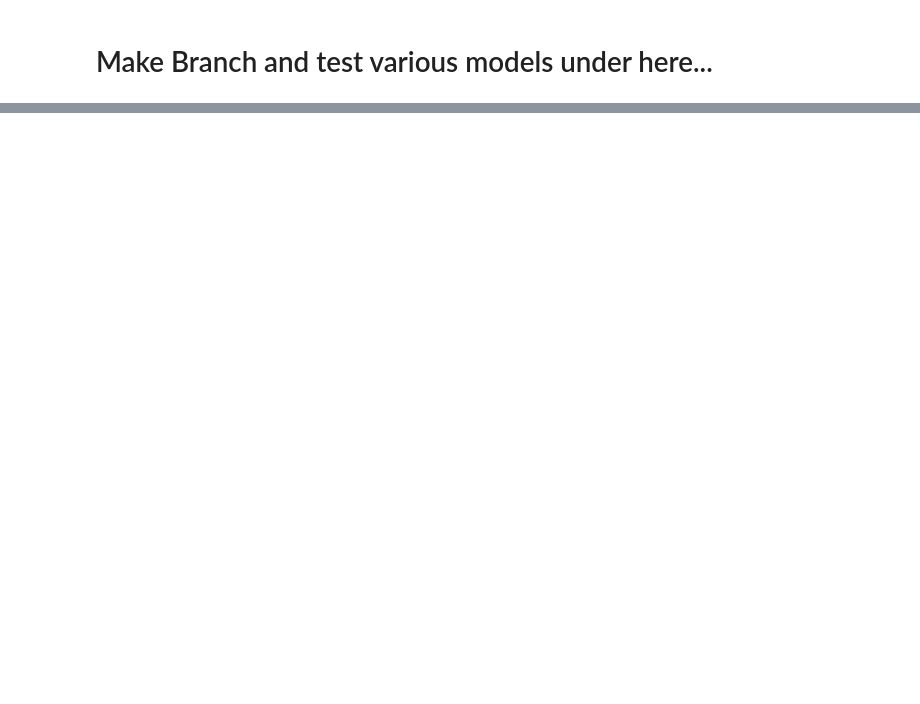
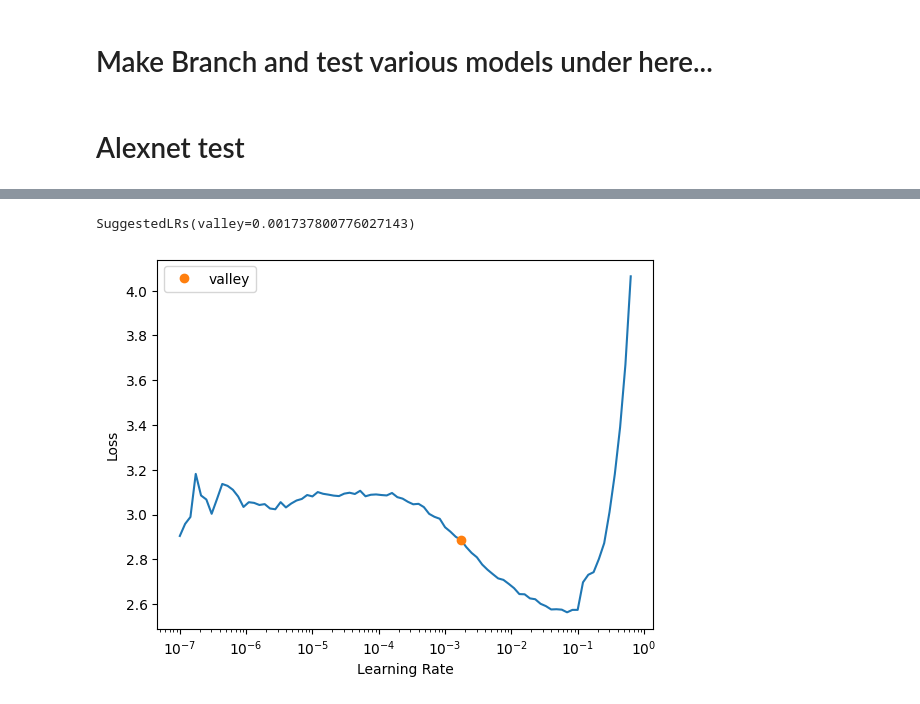
Before and after one commit to JamezP2002/bone-fracture-451-project, a Jupyter notebook: bone fracture MAIN.ipynb, the cells around one changed output, grey strips where cells are left out. Cells and saved outputs as stored; diff of their text form; code cells hidden in the pictures; blank space fills up the shorter version.

```diff
--- a/bone fracture MAIN.ipynb
+++ b/bone fracture MAIN.ipynb
@@ -192,0 +202,6 @@ learn.show_results(max_n = 20, figsize=(7,8))
+# %%
+# Assuming test_image_files contains paths to your test images
+test_dl = trainValid_Dls.test_dl(test_image_files, with_labels=True)
+
+# Using the pretrained model to get predictions on the test DataLoader
+preds, targets = trainValid_Learner.get_preds(dl=test_dl)
@@ -192,0 +210,14 @@ learn.show_results(max_n = 20, figsize=(7,8))
+# %%
+predicted_classes = preds.argmax(dim=1)
+# %%
+from sklearn.metrics import accuracy_score, classification_report, confusion_matrix
+
+# Calculate accuracy
+accuracy = accuracy_score(targets.numpy(), predicted_classes.numpy())
+print(f"Accuracy on test set: {accuracy}")
+
+# Classification report
+print(classification_report(targets.numpy(), predicted_classes.numpy(), target_names=class_names))
+
+# Confusion Matrix
+print(confusion_matrix(targets.numpy(), predicted_classes.numpy()))
@@ -193,2 +242,10 @@ learn.show_results(max_n = 20, figsize=(7,8))
 # %% [markdown]
 # Make Branch and test various models under here...
+# %% [markdown]
+# Alexnet test
+# %%
+trainValid_alexnet = vision_learner(trainValid_Dls, alexnet, loss_func=loss_func, metrics=accuracy)
+
+# Find the optimal learning rate using lr_find
+trainValid_alexnet.lr_find()
+# %% [output]
@@ -194,0 +253,2 @@ learn.show_results(max_n = 20, figsize=(7,8))
+SuggestedLRs(valley=0.001737800776027143)
+[figure, added]
```
Also changed, not shown: parts of 17 cells of this notebook, 1 other file.
